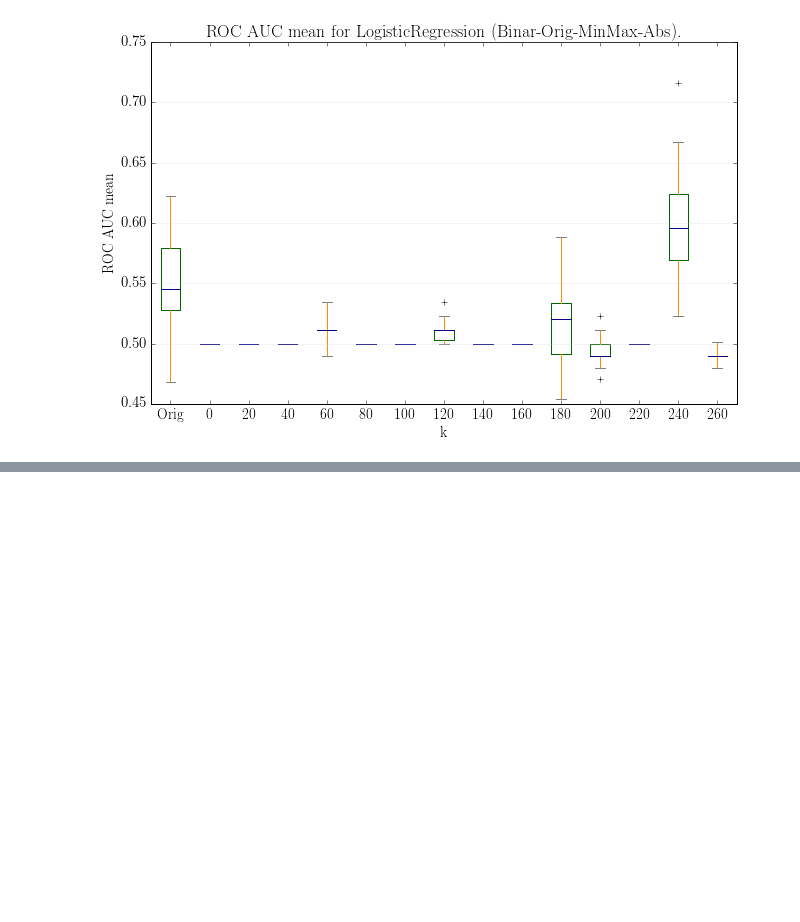
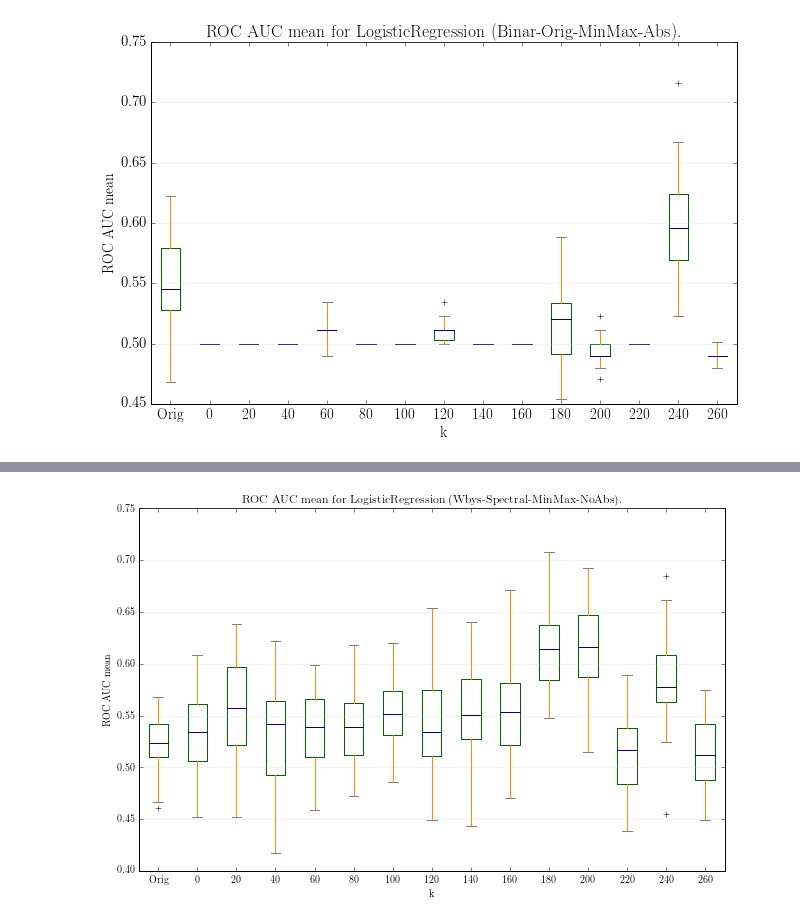
Before and after one commit to Tismoney/PRNI2016, a Jupyter notebook: KernelAlgoritm/LR_new.ipynb, the cells around one changed output, grey strips where cells are left out. Saved outputs shown, nothing was run; the diff lists cells and outputs as text; code cells hidden in the pictures; blank space fills up the shorter version.

```diff
--- a/KernelAlgoritm/LR_new.ipynb
+++ b/KernelAlgoritm/LR_new.ipynb
@@ -298,0 +647,4 @@ print_boxplot('LR/binar_eig_abs.csv', 'Binar-Orig-MinMax-Abs')
+# %%
+print_boxplot('LR/wbys_specral_noabs.csv', 'Wbys-Spectral-MinMax-NoAbs')
+# %% [output]
+[figure, added]
```
Also changed, not shown: parts of 18 cells of this notebook, 1 other file.
